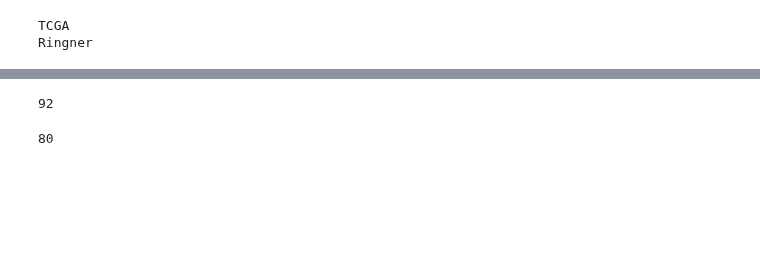
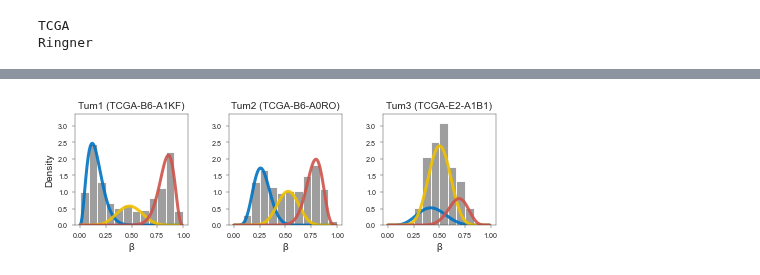
Before and after one commit to danmonyak/EpiClockInvasiveBRCA, a Jupyter notebook: Analysis/Estimate ages.ipynb, the cells around one changed output, grey strips where cells are left out. Saved outputs shown, nothing was run; the diff lists cells and outputs as text; code cells hidden in the pictures; blank space fills up the shorter version.

```diff
--- a/Analysis/Estimate ages.ipynb
+++ b/Analysis/Estimate ages.ipynb
@@ -15,3 +14,7 @@ from sklearn.linear_model import ElasticNet
 figure_outdir = 'figures'
 if not os.path.exists(figure_outdir):
     os.mkdir(figure_outdir)
+
+TCGA_clinical_dir = os.path.join(consts['official_indir'], 'TCGA')
+Ringner_clinical_dir = os.path.join(consts['official_indir'], 'Ringner')
+beta_peak_indir = os.path.join(consts['official_indir'], 'Beta Peak Decomposition')
@@ -34,2 +27,0 @@ clinical['Ringner']['spf'] = clinical['Ringner']['spfPercent'] / 100
-# %%
-beta_peak_indir = '/Users/danielmonyak/Library/CloudStorage/Box-Box/PROJECT 06023: MolClocks/MolClock_Paper_1/1. Analytic Datasets/Beta Peak Decomposition'
@@ -490,8 +63,0 @@ modes
-# %%
-(clinical['Ringner']['in_analysis_dataset'] & ~clinical['Ringner']['spf'].isna()).sum()
-# %% [output]
-92
-# %%
-(~clinical['Ringner']['spf'].isna() & clinical['Ringner']['in_analysis_dataset'] & (clinical['Ringner']['middle_mode'] < 0.6) & (clinical['Ringner']['middle_mode'] > 0.4)).sum()
-# %% [output]
-80
@@ -497,0 +66,60 @@ modes
+# %%
+patient_list = {'Tum1':'TCGA-B6-A1KF',
+               'Tum2':'TCGA-B6-A0RO',
+               'Tum3':'TCGA-E2-A1B1'}
+
+fig, axes = plt.subplots(1, len(patient_list), figsize=np.array(figsize) * [2.3, 0.8] * sf)
+fig.tight_layout(pad=0.2)
+
+beta_values_balancedSites_TCGA = pd.read_table(os.path.join(TCGA_clinical_dir, 'cohort1.methyl.balancedSites.tsv'),
+                      index_col=0).rename(columns=epi_util.sampleToPatientID)
+alpha = pd.read_table(os.path.join(beta_peak_indir, 'TCGA', 'readable_tables', 'alpha.txt'), sep=' ').rename(index=epi_util.sampleToPatientID)
+delta = pd.read_table(os.path.join(beta_peak_indir, 'TCGA', 'readable_tables', 'delta.txt'), sep=' ').rename(index=epi_util.sampleToPatientID)
+phi = pd.read_table(os.path.join(beta_peak_indir, 'TCGA', 'readable_tables', 'phi.txt'), sep=' ').rename(index=lambda x:epi_util.sampleToPatientID(x.replace('.', '-')))
+
+chosen_tumor_colors = [consts['palette_jco'][i] for i in [0, 1, 3]]
+
+for i, patient in enumerate(patient_list):
+    ax = axes[i]
+
+    samp = patient_list[patient]
+    cur_color = chosen_tumor_colors[i]
+
+    sns.histplot(ax=ax, x=beta_values_balancedSites_TCGA[samp], stat='density',
+#                 color=cur_color,
+                 color=consts['palette_jco'][2],
+                 bins=12, alpha=opacity,
+                binrange=(0, 1))
+
+    ax.set_title(f'{patient} ({samp})', fontsize=labelfontsize * sf)
+    ax.set_xlabel('β', fontsize=labelfontsize * sf)
+    if i == 0:
+        ax.set_ylabel('Density', fontsize=labelfontsize * sf)
+    else:
+        ax.set_ylabel('')
+    ax.tick_params(axis='both', labelsize=ticksfontsize * sf, width=sf, length=8 * sf)
+
+    frac_list = phi.loc[samp]
+
+    y_max = float('-Inf')
+
+    for j, model in enumerate(alpha.columns):
+
+        a = alpha.loc[samp, model]
+        d = delta.loc[samp, model]
+
+        x = np.linspace(0, 0.99, 100)
+        y = beta.pdf(x, a, d) * frac_list[j]
+        ax.plot(x, y, lw=3, alpha=0.9,
+                color=chosen_tumor_colors[j]
+               )
+
+        y_max = max(y_max, ax.get_ylim()[1])
+
+for i in range(len(patient_list)):
+    ax = axes[i]
+    ax.set_ylim(0, y_max * 1.03)
+
+fig.savefig(os.path.join(figure_outdir, 'example_peak_decomp.pdf'), format='pdf', pad_inches=0.1)
+# %% [output]
+[figure, added]
```
Also changed, not shown: parts of 54 cells of this notebook, 9 other files.
